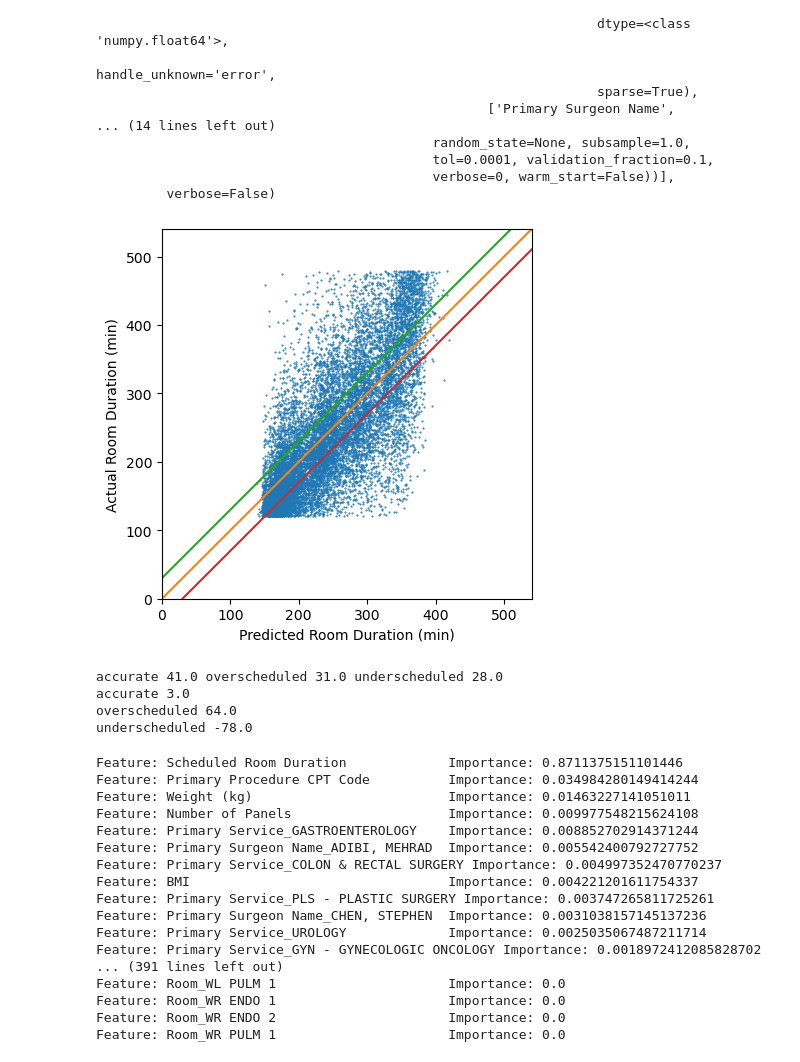
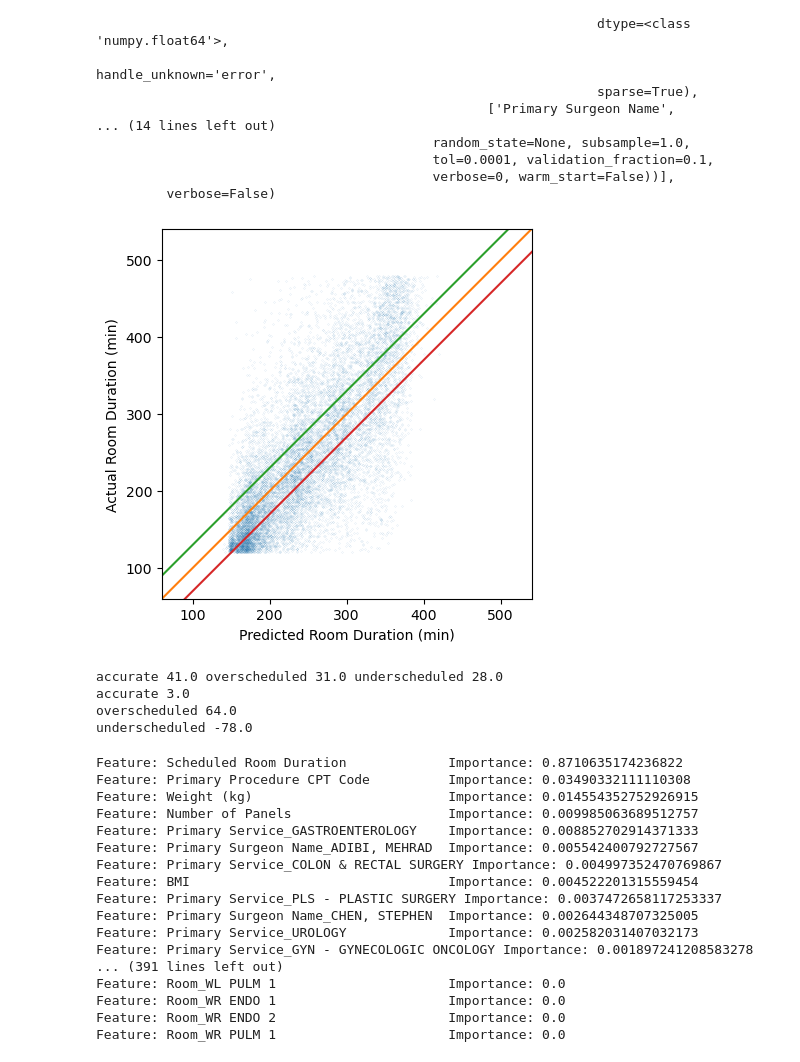
Before and after one commit to LiuDaveLiu/theatre-scheduling, a Jupyter notebook: modelling/CaseDurationPrediction.ipynb, the cells around one changed output. Saved outputs shown, nothing was run; the diff lists cells and outputs as text; code cells hidden in the pictures.

```diff
--- a/modelling/CaseDurationPrediction.ipynb
+++ b/modelling/CaseDurationPrediction.ipynb
@@ -13,20 +13,20 @@ from sklearn.compose import make_column_transformer
 from sklearn.pipeline import make_pipeline
 from sklearn.linear_model import LinearRegression
 # %%
-data_path = os.path.join(os.path.dirname(os.getcwd()), "data", "liver2.csv")
-# data_path = os.path.join(os.path.dirname(os.getcwd()), "data", "case_duration_all.csv")
+# data_path = os.path.join(os.path.dirname(os.getcwd()), "data", "liver2.csv")
+data_path = os.path.join(os.path.dirname(os.getcwd()), "data", "case_duration_all.csv")
 
 df = pd.read_csv(data_path)
 # %%
-# df['Primary Procedure CPT Code']=df['Primary Procedure CPT Code'].str.replace('\D+','')
+df['Primary Procedure CPT Code']=df['Primary Procedure CPT Code'].str.replace('\D+','')
 df = df.dropna() # drop cases without all information
 limit = 480
 df=df[df['Actual Room Duration']<limit]
-
-# df=df[df['Actual Room Duration']>120]
-# bmi_limit = 80
-# df=df[df['BMI']<bmi_limit]
-# height_limit = 100
-# df=df[df['Height (cm)']>height_limit]
-# df['Primary Procedure CPT Code']=df['Primary Procedure CPT Code'].astype(int)
+low_lim = 120
+df=df[df['Actual Room Duration']>low_lim]
+bmi_limit = 80
+df=df[df['BMI']<bmi_limit]
+height_limit = 100
+df=df[df['Height (cm)']>height_limit]
+df['Primary Procedure CPT Code']=df['Primary Procedure CPT Code'].astype(int)
 # %%
@@ -162,18 +162,18 @@ Pipeline(memory=None,
 # %%
 y_pred = pipe.predict(X)
 # %%
-plt.plot(y_pred,y,'.', MarkerSize=1)
+plt.plot(y_pred,y,'.', MarkerSize=.1)
 plt.gca().set_aspect('equal')
 plt.plot((0, 1000), (0, 1000))
 plt.plot((0, 1000), (30, 1030))
 plt.plot((0, 1000), (-30, 970))
-plt.xlim(0, limit+60)
-plt.ylim(0, limit+60)
+plt.xlim(low_lim-60, limit+60)
+plt.ylim(low_lim-60, limit+60)
 plt.xlabel('Predicted Room Duration (min)')
 plt.ylabel('Actual Room Duration (min)')
 plt.show()
 # %% [output]
-[figure, old version]
+[figure, new version]
 # %%
 diff = y_pred-y
 over = diff[diff > 30].count()/diff.count()
@@ -210,18 +210,18 @@ feature_importances_ranked = sorted(feature_importances, key = lambda x: x[1], r
 # Print out the feature and importances
 [print('Feature: {:35} Importance: {}'.format(*pair)) for pair in feature_importances_ranked];
 # %% [output]
-Feature: Scheduled Room Duration             Importance: 0.8711375151101446
-Feature: Primary Procedure CPT Code          Importance: 0.034984280149414244
-Feature: Weight (kg)                         Importance: 0.01463227141051011
-Feature: Number of Panels                    Importance: 0.009977548215624108
-Feature: Primary Service_GASTROENTEROLOGY    Importance: 0.008852702914371244
-Feature: Primary Surgeon Name_ADIBI, MEHRAD  Importance: 0.005542400792727752
-Feature: Primary Service_COLON & RECTAL SURGERY Importance: 0.004997352470770237
-Feature: BMI                                 Importance: 0.004221201611754337
-Feature: Primary Service_PLS - PLASTIC SURGERY Importance: 0.003747265811725261
-Feature: Primary Surgeon Name_CHEN, STEPHEN  Importance: 0.0031038157145137236
-Feature: Primary Service_UROLOGY             Importance: 0.0025035067487211714
-Feature: Primary Service_GYN - GYNECOLOGIC ONCOLOGY Importance: 0.0018972412085828702
+Feature: Scheduled Room Duration             Importance: 0.8710635174236822
+Feature: Primary Procedure CPT Code          Importance: 0.03490332111110308
+Feature: Weight (kg)                         Importance: 0.014554352752926915
+Feature: Number of Panels                    Importance: 0.009985063689512757
+Feature: Primary Service_GASTROENTEROLOGY    Importance: 0.008852702914371333
+Feature: Primary Surgeon Name_ADIBI, MEHRAD  Importance: 0.005542400792727567
+Feature: Primary Service_COLON & RECTAL SURGERY Importance: 0.004997352470769867
+Feature: BMI                                 Importance: 0.004522201315559454
+Feature: Primary Service_PLS - PLASTIC SURGERY Importance: 0.0037472658117253337
+Feature: Primary Surgeon Name_CHEN, STEPHEN  Importance: 0.002644348707325005
+Feature: Primary Service_UROLOGY             Importance: 0.002582031407032173
+Feature: Primary Service_GYN - GYNECOLOGIC ONCOLOGY Importance: 0.001897241208583278
 ... (391 lines left out)
 Feature: Room_WL PULM 1                      Importance: 0.0
 Feature: Room_WR ENDO 1                      Importance: 0.0
```
Also changed, not shown: parts of 5 cells of this notebook, 3 other files.
